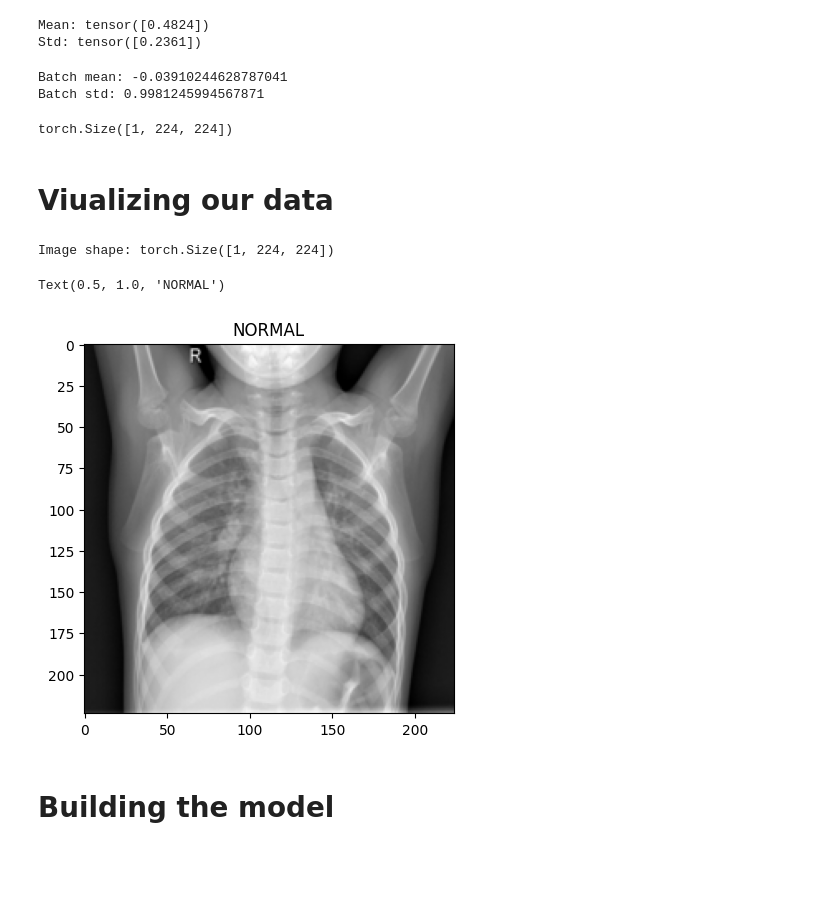
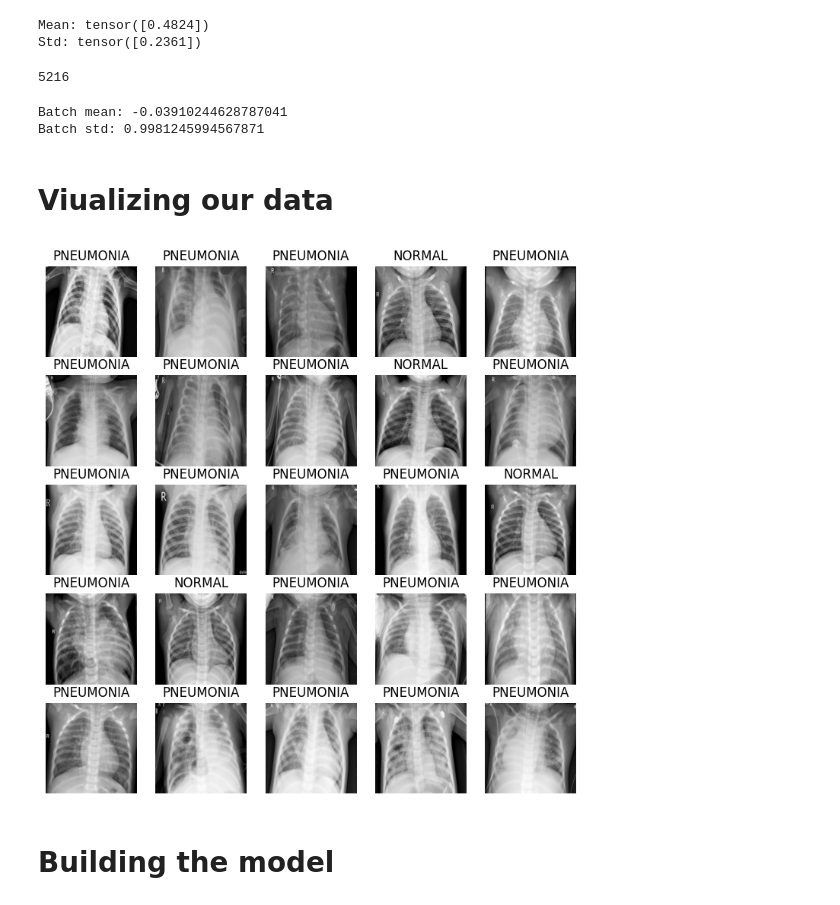
Before and after one commit to yukliio/stemcamp.aistation, a Jupyter notebook: pneumonia.ipynb, the cells around one changed output. Drawn from its saved outputs; the diff is of its cells as text; code cells hidden in the pictures; blank space fills up the shorter version.

```diff
--- a/pneumonia.ipynb
+++ b/pneumonia.ipynb
@@ -125,9 +120,17 @@ train_dataset_normal = datasets.ImageFolder(root='/content/stemcamp.aistation/ch
 val_dataset_normal = datasets.ImageFolder(root='/content/stemcamp.aistation/chest_xray/chest_xray/val', transform=normal_transform)
 test_dataset_normal = datasets.ImageFolder(root='/content/stemcamp.aistation/chest_xray/chest_xray/test', transform=normal_transform)
 
-train_loader = DataLoader(train_dataset_normal, batch_size=64, shuffle=True)
-val_loader = DataLoader(val_dataset_normal, batch_size=64, shuffle=True)
-test_loader = DataLoader(test_dataset_normal, batch_size=64, shuffle=True)
+train_loader = DataLoader(train_dataset_normal, batch_size=32, shuffle=True)
+val_loader = DataLoader(val_dataset_normal, batch_size=32, shuffle=True)
+test_loader = DataLoader(test_dataset_normal, batch_size=32, shuffle=True)
+
+train_batch_features, train_batch_labels = next(iter(train_loader))
+test_batch_features, test_batch_labels  = next(iter(test_loader))
+val_batch_features, val_batch_labels  = next(iter(val_loader))
+
+print(len(train_dataset_normal))
+# %% [output]
+5216
 # %%
 # test the normalization
 images, _ = next(iter(train_loader))
@@ -136,23 +139,25 @@ print("Batch std:", images.std().item())
 # %% [output]
 Batch mean: -0.03910244628787041
 Batch std: 0.9981245994567871
-# %%
-image, label = train_dataset_normal[0]
-image.size()
-# %% [output]
-torch.Size([1, 224, 224])
 # %% [markdown]
 # Viualizing our data
-# %%
-import matplotlib.pyplot as plt
-image, label = train_dataset_normal[0]
-
-print(f"Image shape: {image.shape}")
-plt.imshow(image.squeeze(), cmap="grey")
-plt.title(labels[label])
-# %% [output]
-Image shape: torch.Size([1, 224, 224])
-Text(0.5, 1.0, 'NORMAL')
-[figure, removed]
+# %%
+image, label = train_dataset_normal[0]
+image.size()
+
+import matplotlib.pyplot as plt
+torch.manual_seed(42)
+fig = plt.figure(figsize=(9, 9))
+rows, cols = 5, 5
+
+for i in range(1, rows * cols + 1):
+    random_index = torch.randint(0, len(train_dataset_normal), size=[1]).item()
+    image, label = train_dataset_normal[random_index]
+    fig.add_subplot(rows, cols, i)
+    plt.imshow(image.squeeze(), cmap="gray")
+    plt.title(labels[label])
+    plt.axis("off")
+# %% [output]
+[figure, added]
 # %% [markdown]
 # Building the model
```
Also changed, not shown: parts of 7 cells of this notebook.
